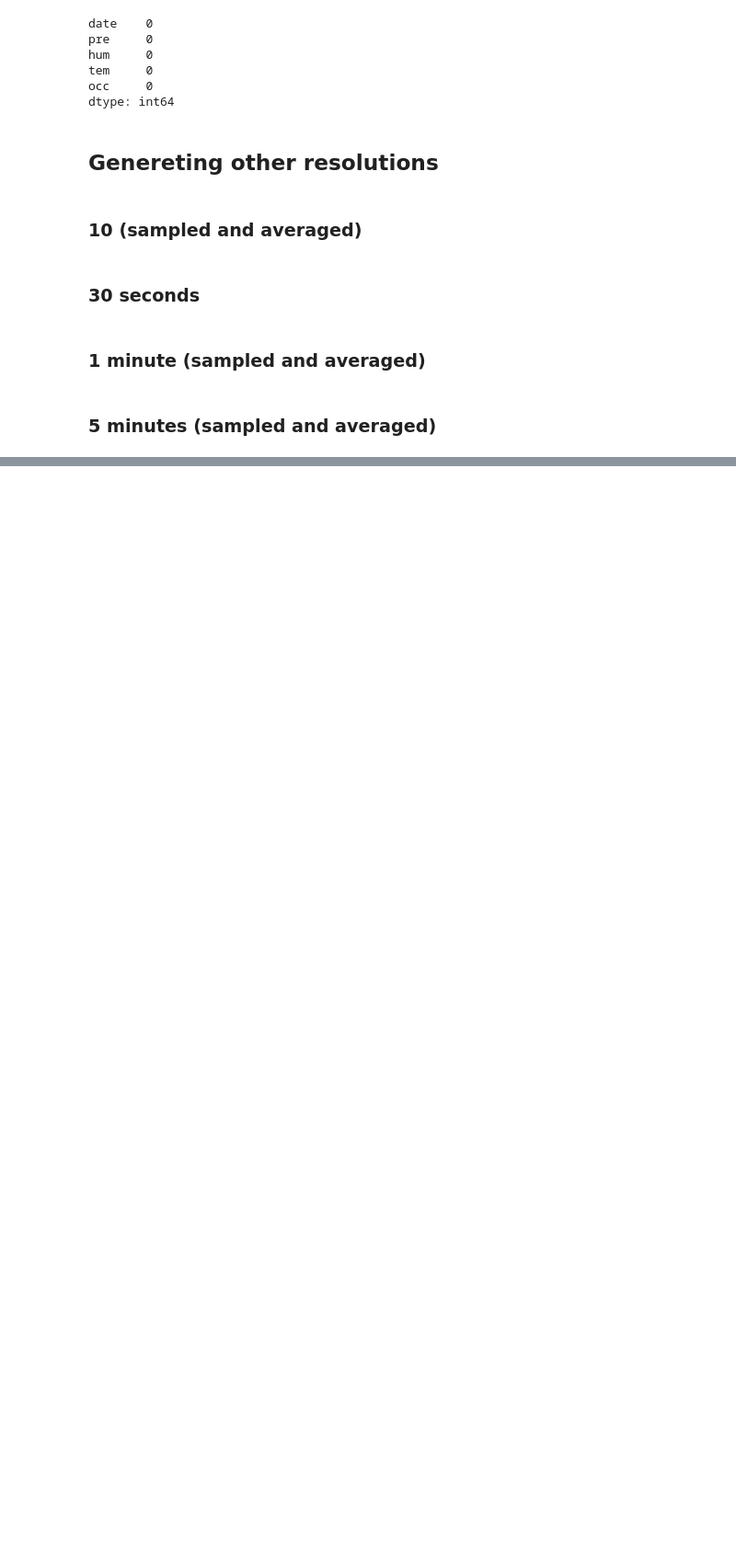
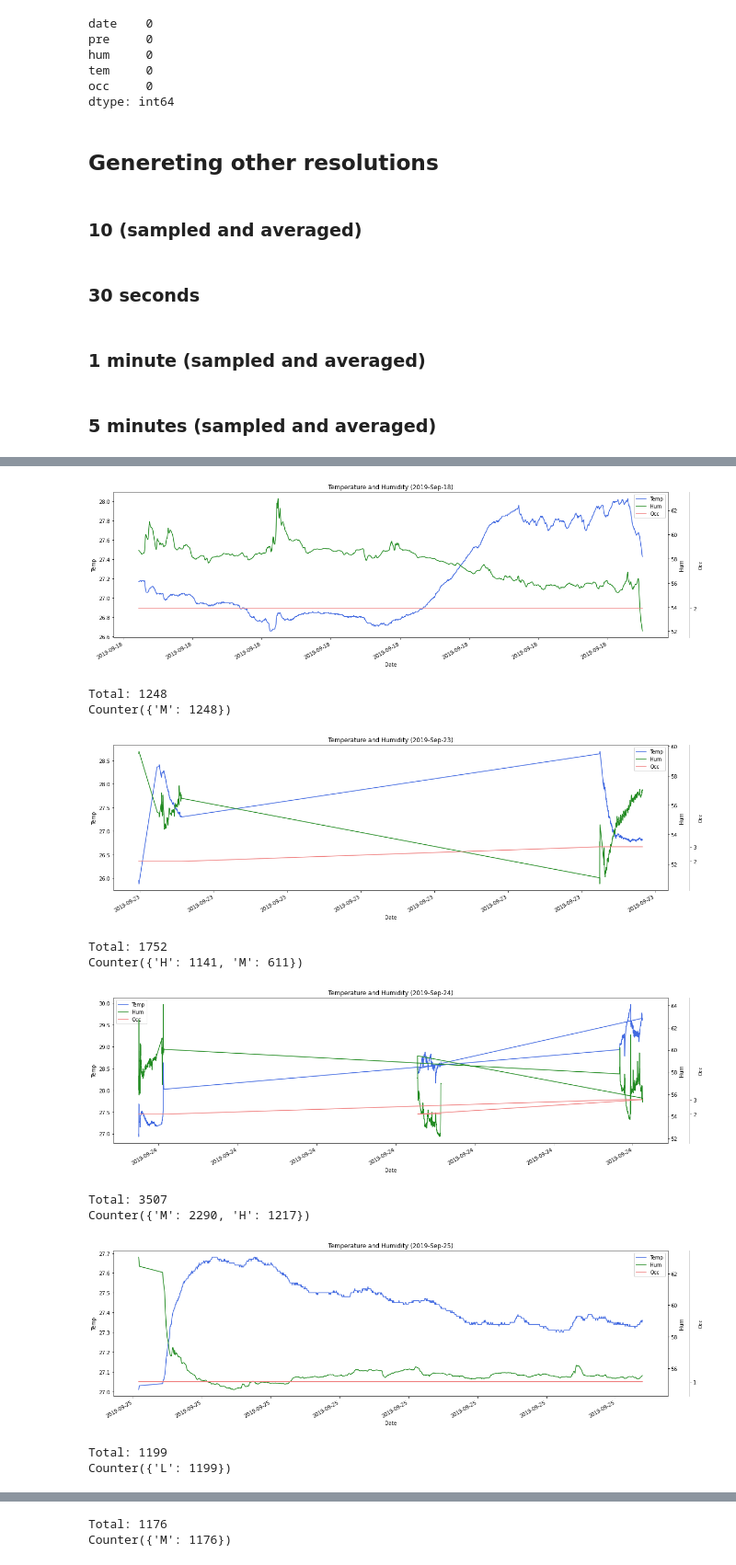
Before and after one commit to AndreeVela/occupancy_detection, a Jupyter notebook: notebooks/resolution_selection/gym-resolution-preparation.ipynb, the cells around one changed output, grey strips where cells are left out. Shown at 92% size. Cells and saved outputs as stored; diff of their text form; code cells hidden in the pictures; blank space fills up the shorter version.

```diff
--- a/notebooks/resolution_selection/gym-resolution-preparation.ipynb
+++ b/notebooks/resolution_selection/gym-resolution-preparation.ipynb
@@ -92,0 +175,27 @@ split_and_save( resample_df_avg( df, '5min' ).round( 2 ), out_path, 'gym-5min-av
+# %%
+from collections import Counter
+
+df_temp = df.groupby( df.index.floor( 'D' ) )
+for i, g in df_temp:
+    plot_env_vars(
+        g.index,
+        g[ 'tem' ],
+        g[ 'hum' ],
+        g[ 'occ' ],
+        "Temperature and Humidity (" + g.index[ 0 ].strftime( '%Y-%b-%d' ) + ")" )
+
+    print( 'Total:', len( g ) )
+    print( Counter( g.occ ) )
+# %% [output]
+[figure, added]
+Total: 1248
+Counter({'M': 1248})
+[figure, added]
+Total: 1752
+Counter({'H': 1141, 'M': 611})
+[figure, added]
+Total: 3507
+Counter({'M': 2290, 'H': 1217})
+[figure, added]
+Total: 1199
+Counter({'L': 1199})
@@ -92,0 +203,2 @@ split_and_save( resample_df_avg( df, '5min' ).round( 2 ), out_path, 'gym-5min-av
+Total: 1176
+Counter({'M': 1176})
```
Also changed, not shown: parts of 9 cells of this notebook, 13 other files.
